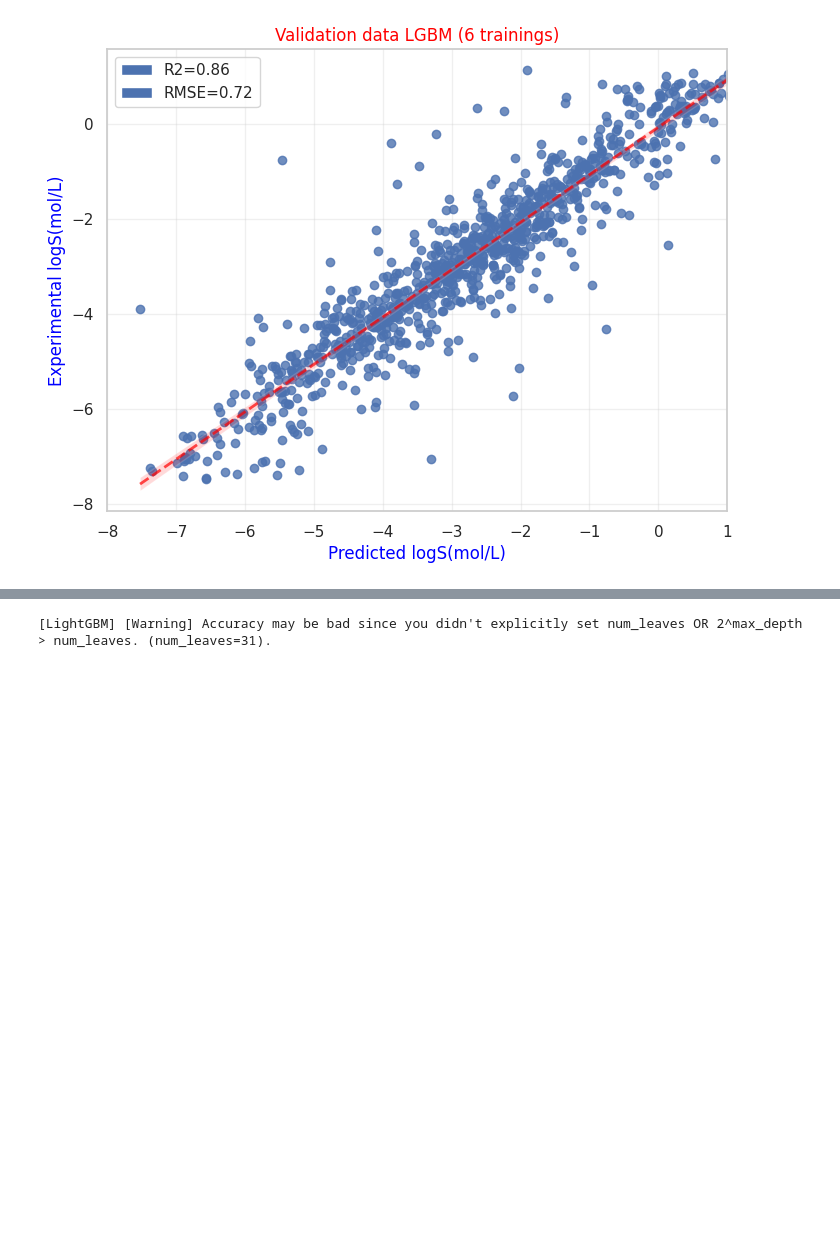
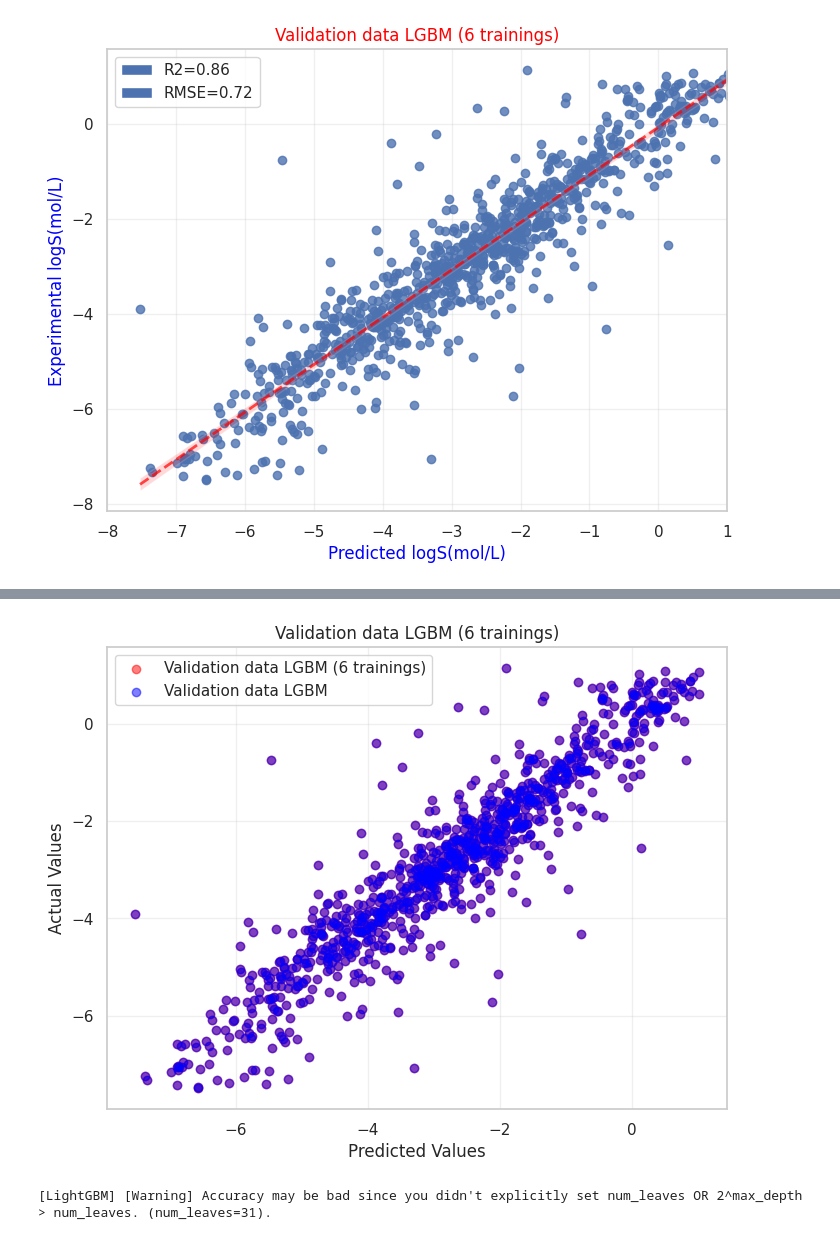
Before and after one commit to LucasCossard/WSPP_Projectppchem, a Jupyter notebook: Notebook_WSP.ipynb, the cells around one changed output, grey strips where cells are left out. Cells and saved outputs as stored; diff of their text form; code cells hidden in the pictures; blank space fills up the shorter version.

```diff
--- a/Notebook_WSP.ipynb
+++ b/Notebook_WSP.ipynb
@@ -772,3 +928,35 @@ files.download('/content/data_LGBM_6trainings.csv')
+# %%
+import seaborn as sn
+import matplotlib.pyplot as plt
+
+# Set seaborn theme
+sn.set_theme(style="whitegrid")
+
+# Define the plot_data_LGBM2V6 function
+def plot_data_LGBM2V6(actual1, predicted1, title1, actual2, predicted2, title2):
+    plt.figure(figsize=(8, 6))
+
+    # Plot the first set of data
+    plt.scatter(predicted1, actual1, alpha=0.5, color="red", label=title1)
+
+    # Plot the second set of data
+    plt.scatter(predicted2, actual2, alpha=0.5, color="blue", label=title2)
+
+    # Add titles and labels
+    plt.title("Validation data LGBM (6 trainings)")
+    plt.xlabel("Predicted Values")
+    plt.ylabel("Actual Values")
+    plt.grid(alpha=0.3)
+
+    # Add legend
+    plt.legend()
+
+    plt.show()
+
+# Call the function to plot both sets of data on the same graph
+plot_data_LGBM2V6(y_valid, y_preds_LGMB6, "Validation data LGBM (6 trainings)", y_valid, y_preds, "Validation data LGBM")
+# %% [output]
+[figure, added]
 # %%
 # Standard scaler - transform
 x_scaled_test = scaler.transform(data_dl_descriptors)
```
Also changed, not shown: parts of 53 cells of this notebook.
